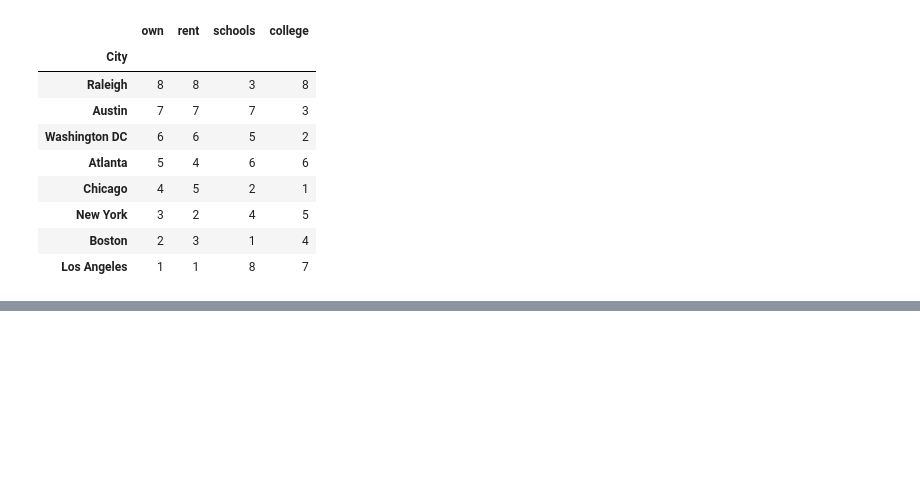
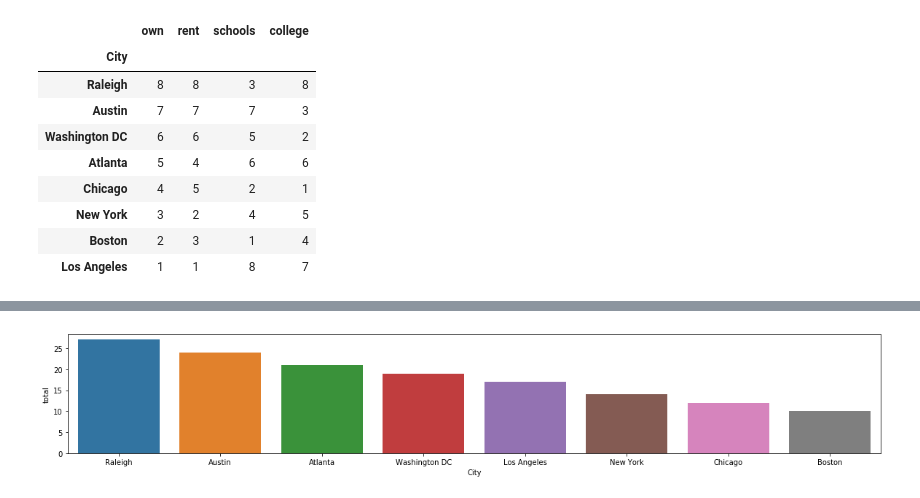
Before and after one commit to indranik/BC_Project1, a Jupyter notebook: HousingSchools_Guirlyn/Combined_City_Ranking.ipynb, the cells around one changed output, grey strips where cells are left out. Cells and saved outputs as stored; diff of their text form; code cells hidden in the pictures; blank space fills up the shorter version.

Commit message:
add comments to combined ranking notebook

```diff
--- a/HousingSchools_Guirlyn/Combined_City_Ranking.ipynb
+++ b/HousingSchools_Guirlyn/Combined_City_Ranking.ipynb
@@ -81,0 +138,3 @@ plt.show()
+# %%
+# Read combined ranking dataframe
+c = combined_rank.set_index("City")
@@ -81,0 +145,4 @@ plt.show()
+# %%
+# get names for all the rankings
+columns = c.columns
+columns
@@ -81,0 +164,7 @@ plt.show()
+# %%
+# Compute totals for each city
+
+c['total']=0
+for col in columns:
+    c['total']=c['total']+c[col]
+c
@@ -81,0 +182,5 @@ plt.show()
+# %%
+# Drop all columns, only need the totals
+total = c[['total']]
+total = total.sort_values('total', ascending=False)
+total = total.reset_index()
@@ -81,0 +199,7 @@ plt.show()
+# %%
+# plot the results
+plt.figure(figsize=(20,3))
+sns.barplot(x='City',y='total',data=total)
+plt.show()
+# %% [output]
+[figure, added]
```
Also changed, not shown: parts of 22 cells of this notebook, 1 other file.
